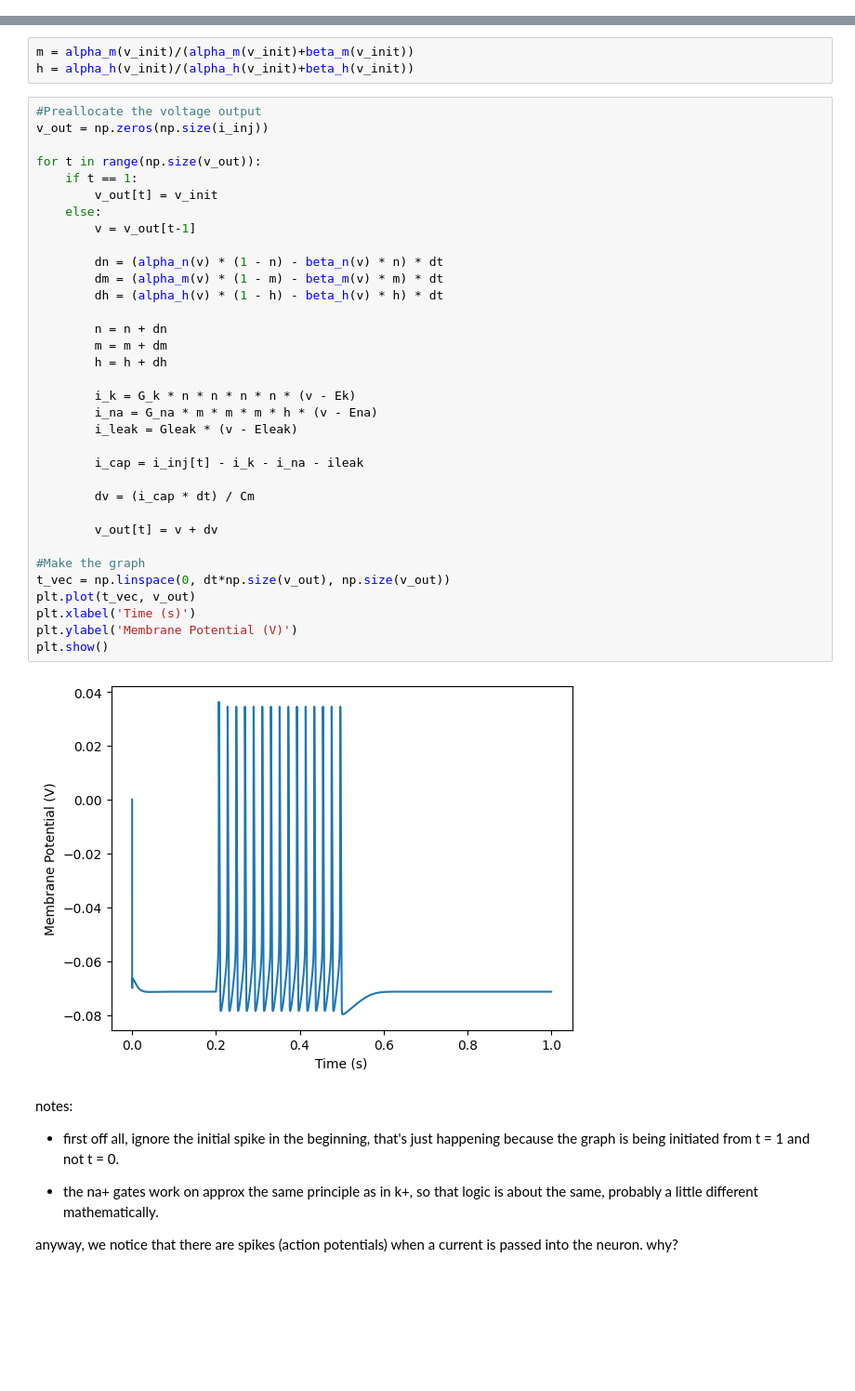
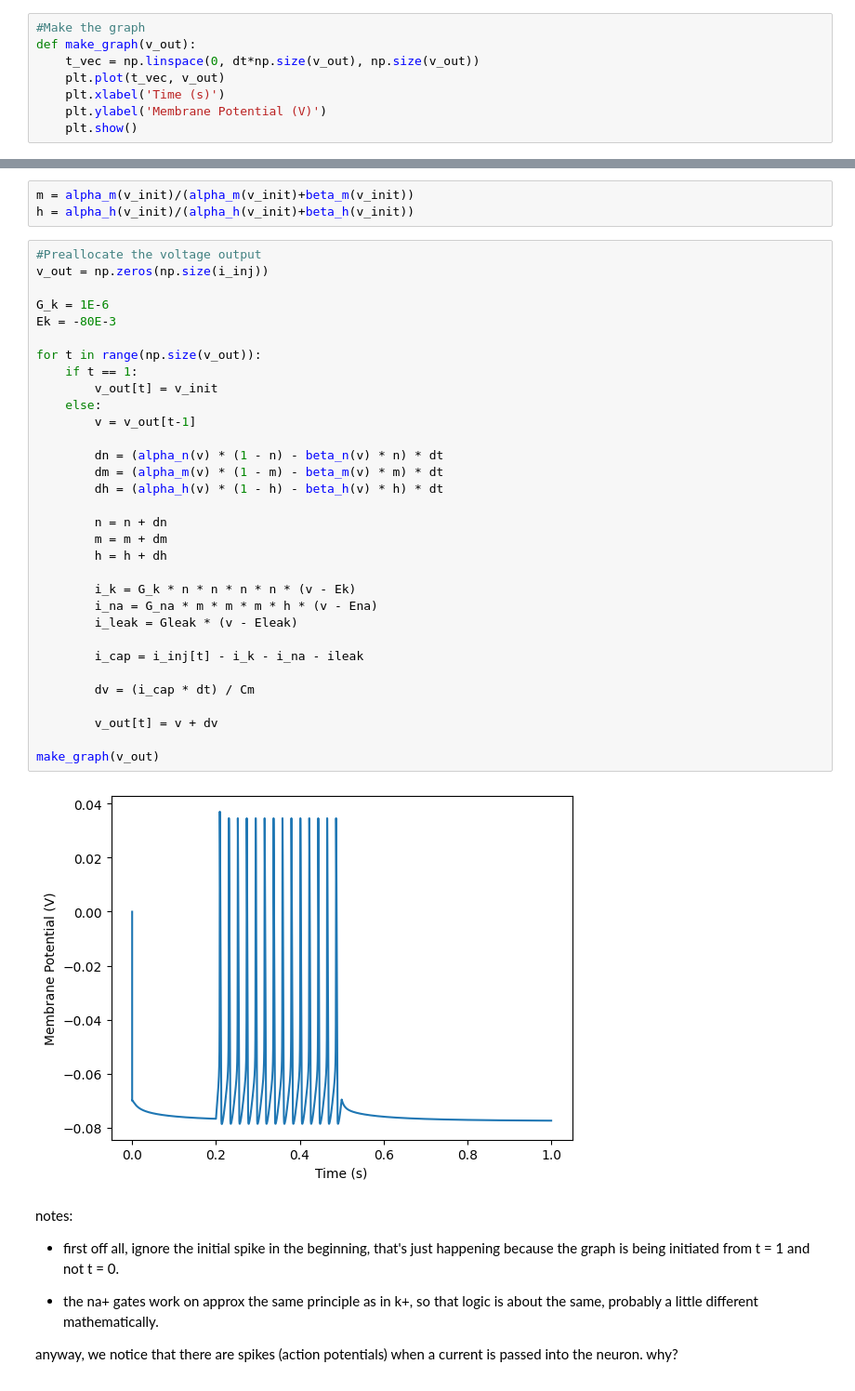
Before and after one commit to TirelessClock/neurepo, a Jupyter notebook: hodgkin_huxley.ipynb, the cells around one changed output, grey strips where cells are left out. Shown: that part at 93% size. Cells and saved outputs as stored; diff of their text form; blank space fills up the shorter version.

Commit message:
added graph function

```diff
--- a/hodgkin_huxley.ipynb
+++ b/hodgkin_huxley.ipynb
@@ -36,6 +36,14 @@ current_magnitude = 200E-12; # 200 pA
 i_inj = np.concatenate( (np.zeros([round(0.2/dt),1]),
                          current_magnitude*np.ones([round(0.3/dt), 1]),
                          np.zeros([round(0.5/dt), 1])) )
+# %%
+#Make the graph
+def make_graph(v_out):
+    t_vec = np.linspace(0, dt*np.size(v_out), np.size(v_out))
+    plt.plot(t_vec, v_out)
+    plt.xlabel('Time (s)')
+    plt.ylabel('Membrane Potential (V)')
+    plt.show()
 # %%
 #Preallocate the voltage output
 v_out = np.zeros(np.size(i_inj))
@@ -177,39 +170,37 @@ h = alpha_h(v_init)/(alpha_h(v_init)+beta_h(v_init))
 # %%
 #Preallocate the voltage output
 v_out = np.zeros(np.size(i_inj))
+
+G_k = 1E-6
+Ek = -80E-3
 
 for t in range(np.size(v_out)):
     if t == 1:
         v_out[t] = v_init
     else:
         v = v_out[t-1]
 
         dn = (alpha_n(v) * (1 - n) - beta_n(v) * n) * dt
         dm = (alpha_m(v) * (1 - m) - beta_m(v) * m) * dt
         dh = (alpha_h(v) * (1 - h) - beta_h(v) * h) * dt
 
         n = n + dn
         m = m + dm
         h = h + dh
 
         i_k = G_k * n * n * n * n * (v - Ek)
         i_na = G_na * m * m * m * h * (v - Ena)
         i_leak = Gleak * (v - Eleak)
 
         i_cap = i_inj[t] - i_k - i_na - ileak
 
         dv = (i_cap * dt) / Cm
 
         v_out[t] = v + dv
 
-#Make the graph
-t_vec = np.linspace(0, dt*np.size(v_out), np.size(v_out))
-plt.plot(t_vec, v_out)
-plt.xlabel('Time (s)')
-plt.ylabel('Membrane Potential (V)')
-plt.show()
+make_graph(v_out)
 # %% [output]
-[figure, old version]
+[figure, new version]
 # %% [markdown]
 notes:
 
```
Also changed, not shown: parts of 3 cells of this notebook.
